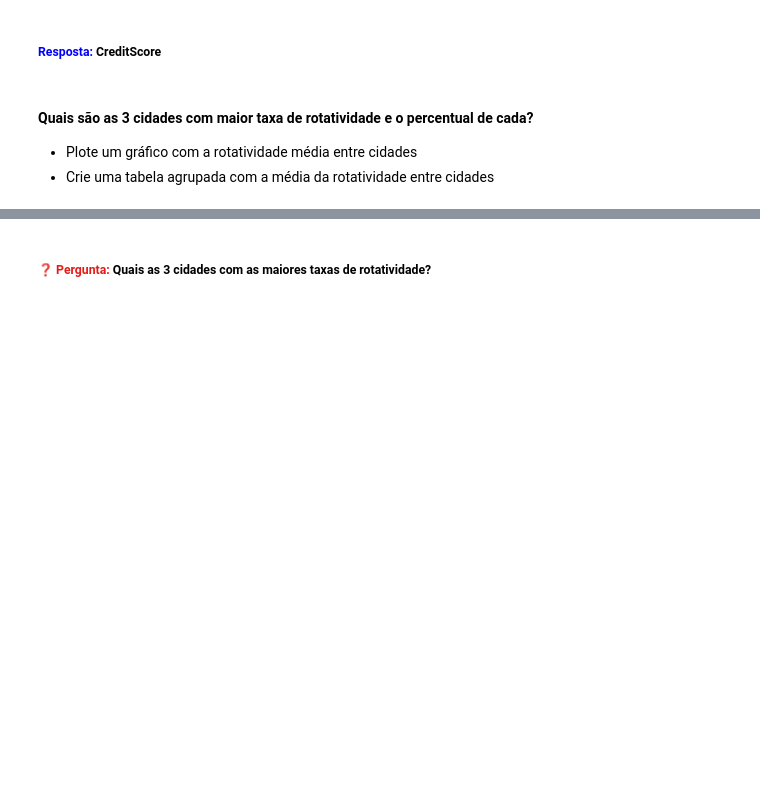
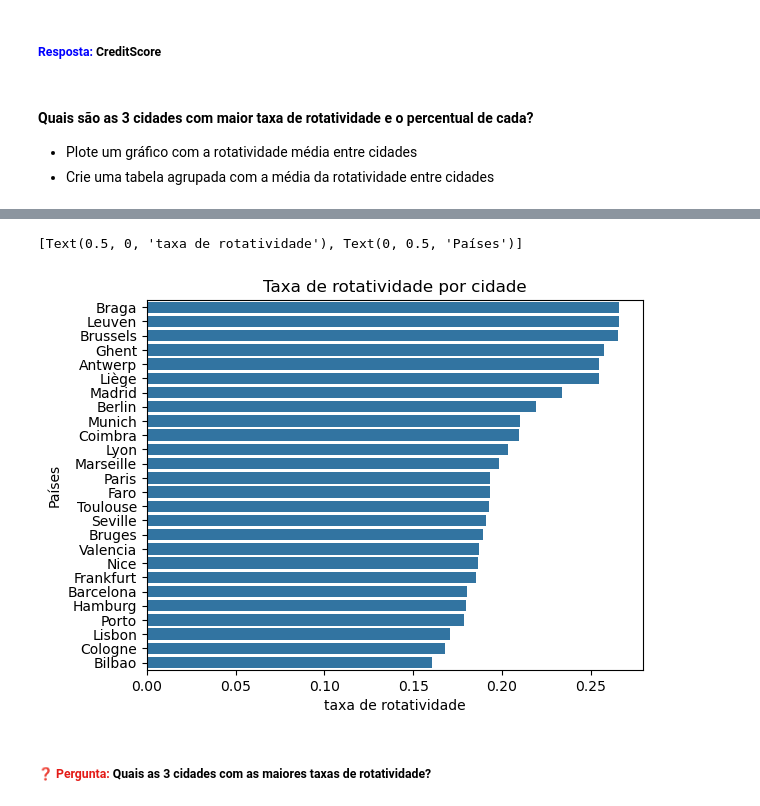
Before and after one commit to leandroclv/analista_dados_python_udemy, a Jupyter notebook: projeto_final.ipynb, the cells around one changed output, grey strips where cells are left out. Cells and saved outputs as stored; diff of their text form; code cells hidden in the pictures; blank space fills up the shorter version.

```diff
--- a/projeto_final.ipynb
+++ b/projeto_final.ipynb
@@ -354,5 +349,6 @@ df_main_belgium_group.head(3)
 df_main_group = df_main.groupby(by=['Geography','County'])['Exited'].mean()
 # %%
 ### TO DO: Visualize esse dataframe criado
-df_main_group.head
+df_main_group = df_main_group.sort_values(by=['Exited'], ascending=False).reset_index()
+df_main_group
 # %% [output]
@@ -376,6 +372,11 @@ Name: Exited, dtype: float64>
 # %%
 ### TO DO: Crie um gráfico de barras horizontal utilizando o dataframe criado. No eixo y são os países e no eixo x a taxa de rotatividade
-plt
+fig = sns.barplot(data=df_main_group, x='Exited', y='County')
+fig.set_title('Taxa de rotatividade por cidade')
+fig.set(xlabel='taxa de rotatividade', ylabel='Países')
+# %% [output]
+[Text(0.5, 0, 'taxa de rotatividade'), Text(0, 0.5, 'Países')]
+[figure, added]
 # %% [markdown]
 ##### <font color='#E41B17'>❓ Pergunta: </font> Quais as 3 cidades com as maiores taxas de rotatividade?<font color='#52595D'>
 # %% [markdown]
```
Also changed, not shown: parts of 2 cells of this notebook.
